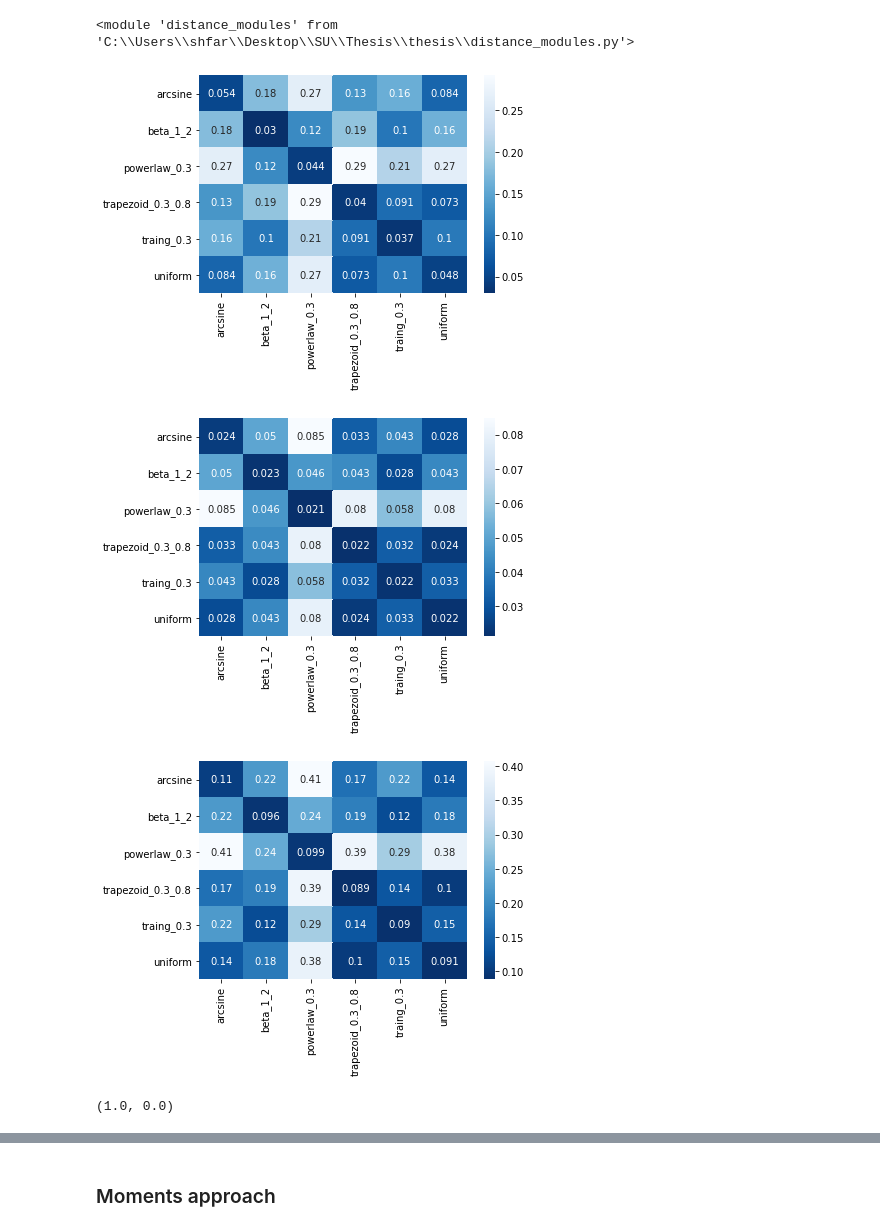
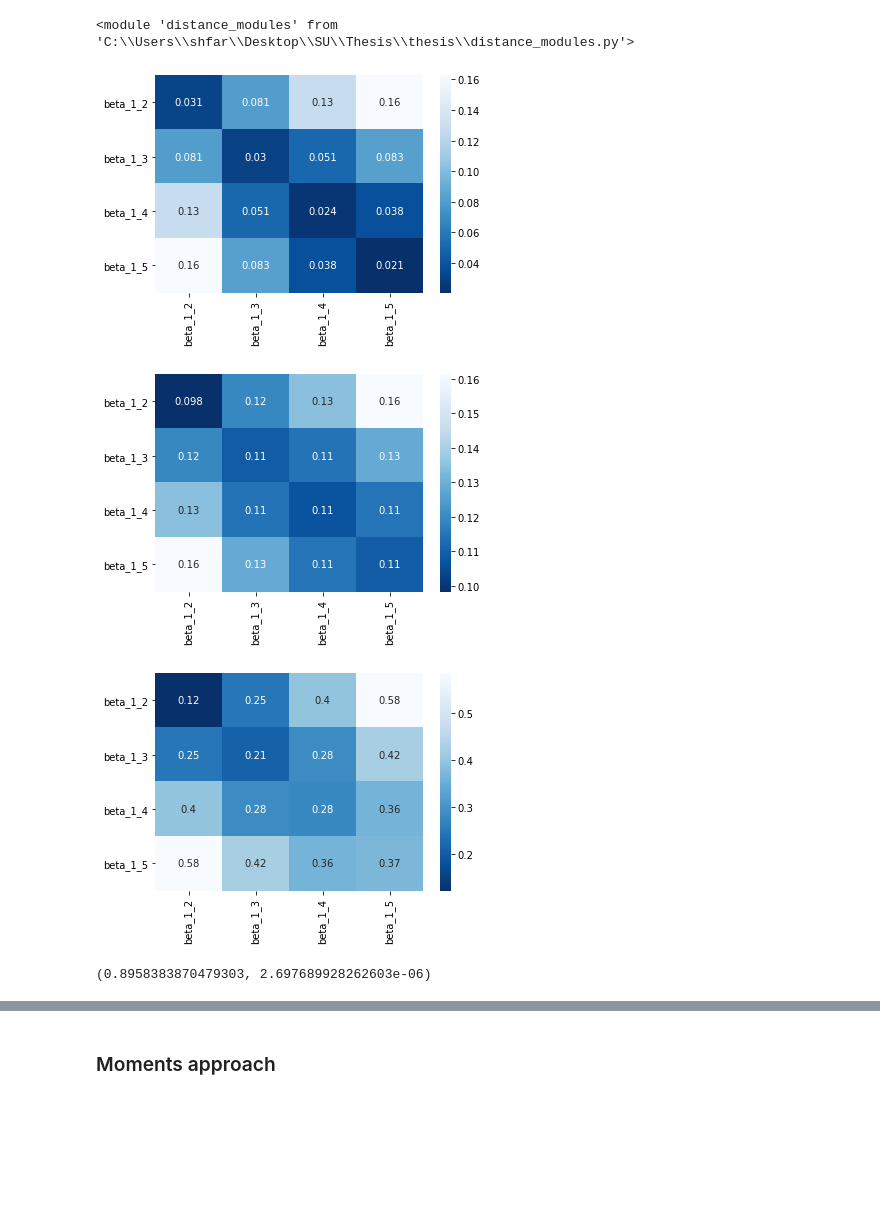
Before and after one commit to sheilafarrahi/thesis, a Jupyter notebook: distance.ipynb, the cells around one changed output, grey strips where cells are left out. Cells and saved outputs as stored; diff of their text form; code cells hidden in the pictures; blank space fills up the shorter version.

```diff
--- a/distance.ipynb
+++ b/distance.ipynb
@@ -17,4 +17,9 @@ importlib.reload(cm)
 importlib.reload(d)
 # %% [output]
 <module 'distance_modules' from 'C:\\Users\\shfar\\Desktop\\SU\\Thesis\\thesis\\distance_modules.py'>
+# %%
+sample_size, nr_sample_sets = 100, 20
+bounded_dists = dm.get_bounded_distribution()
+bounded_samples = dm.get_samples(bounded_dists, nr_sample_sets, sample_size)
+bounded_samples_st = dm.get_st_samples(bounded_dists, nr_sample_sets, sample_size)
 # %%
@@ -30,19 +29,21 @@ heavytail_samples_st = dm.get_st_samples(heavytail_dists, nr_sample_sets, sample
 # %%
+# original distance for bounded samples
 original_d, original_std = d.w_distance(bounded_samples)
 d.plot_matrix(original_d, bounded_samples.iloc[:,-1].unique())
 # %% [output]
-[figure, old version]
+[figure, new version]
 # %%
+# original distance for standardized bounded samples
 original_d, original_std = d.w_distance(bounded_samples_st)
-d.plot_matrix(original_d, st_bounded_samples.iloc[:,-1].unique())
+d.plot_matrix(original_d, bounded_samples_st.iloc[:,-1].unique())
 # %% [output]
-[figure, old version]
+[figure, new version]
 # %%
 nr_moments = 4
-moments_df = dem.get_moments(st_bounded_samples, nr_moments)
-moments_d, moments_std = d.w_distance(st_bounded_samples)
-d.plot_matrix(moments_d, st_bounded_samples.iloc[:,-1].unique())
+moments_df = dem.get_moments(bounded_samples_st, nr_moments)
+moments_d, moments_std = d.w_distance(moments_df)
+d.plot_matrix(moments_d, moments_df.iloc[:,-1].unique())
 d.corr_coef(original_d,moments_d)
 # %% [output]
-[figure, old version]
+[figure, new version]
-(1.0, 0.0)
+(0.8958383870479303, 2.697689928262603e-06)
```
Also changed, not shown: parts of 40 cells of this notebook, 11 other files.
